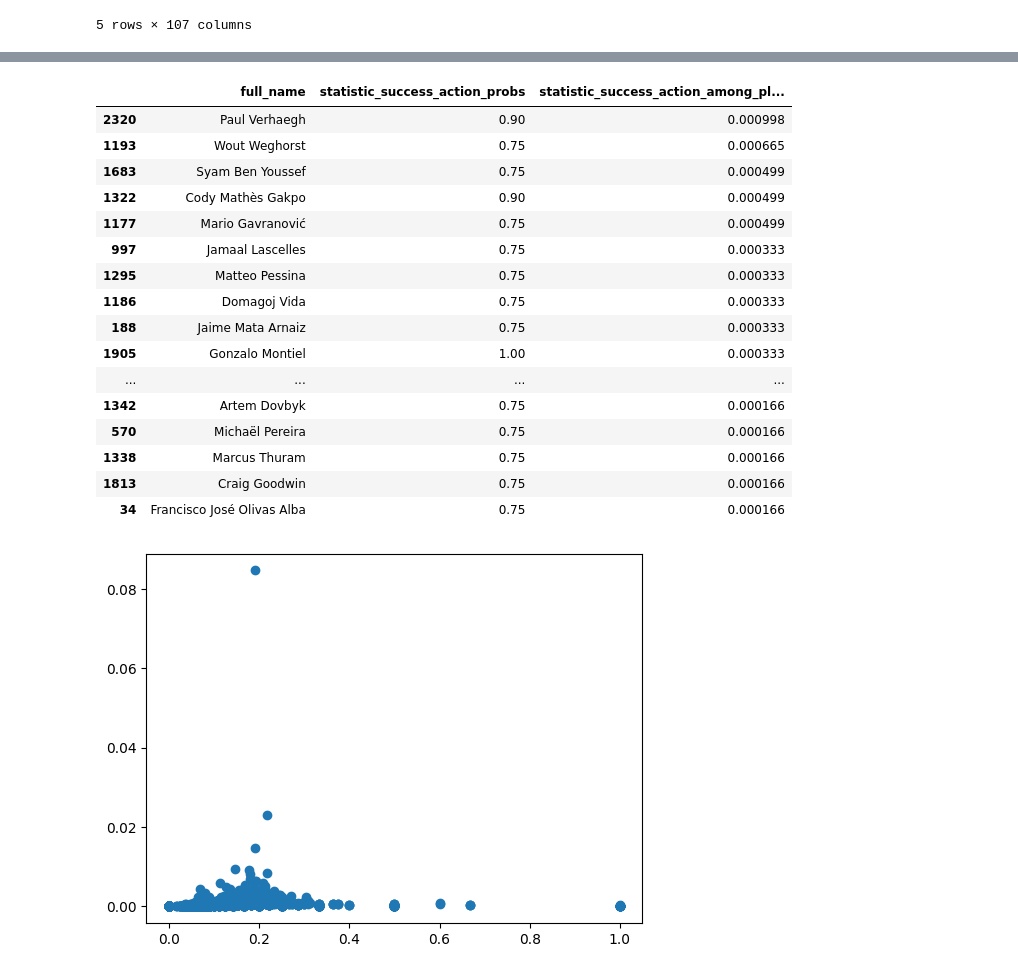
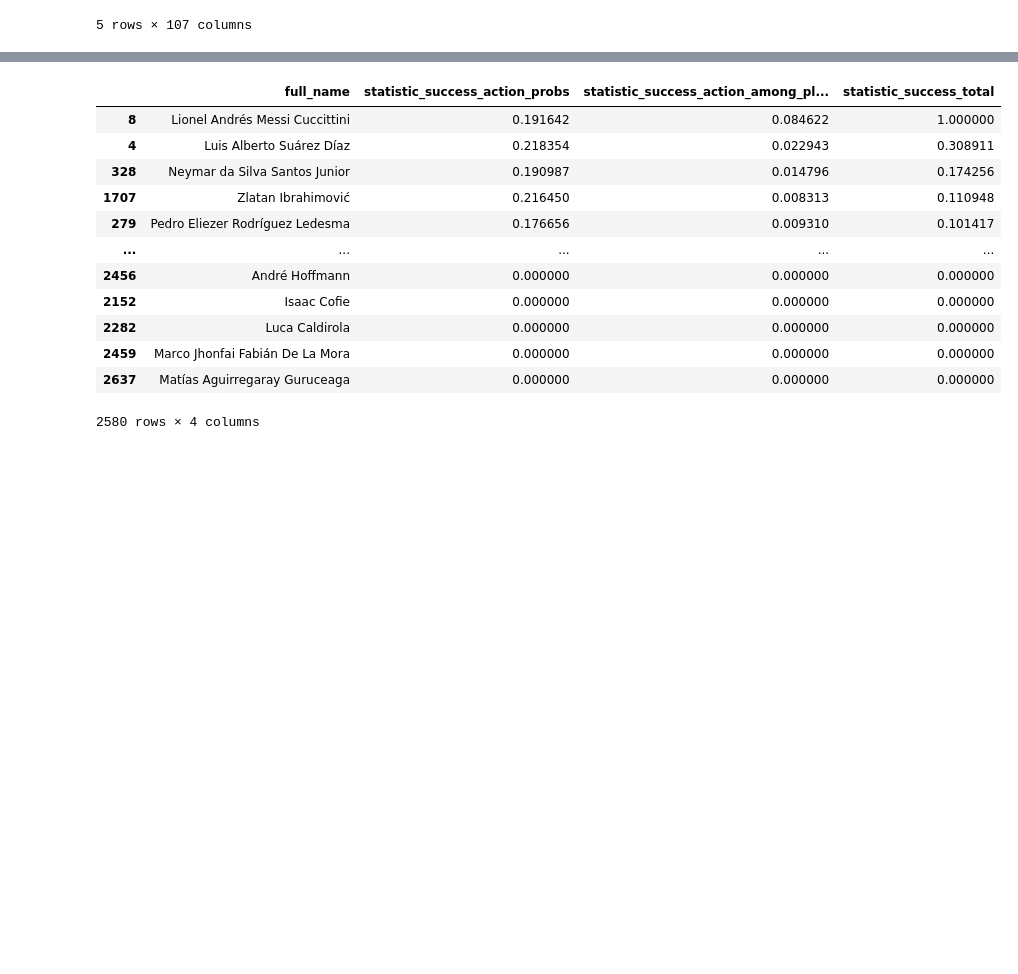
Before and after one commit to Steve23522016/vaep-base-code, a Jupyter notebook: notebooks/player_skill_probabilities_dataset_generator.ipynb, the cells around one changed output, grey strips where cells are left out. Drawn from its saved outputs; the diff is of its cells as text; code cells hidden in the pictures; blank space fills up the shorter version.

Commit message:
Find another method to exclude outliers

```diff
--- a/notebooks/player_skill_probabilities_dataset_generator.ipynb
+++ b/notebooks/player_skill_probabilities_dataset_generator.ipynb
@@ -207,53 +228,60 @@ xpass_player_probs_df[["full_name", "statistic_success_action_probs", "statistic
 # %%
 from sklearn.cluster import DBSCAN
 from sklearn.neighbors import NearestNeighbors
+from sklearn.neighbors import LocalOutlierFactor
+from sklearn.ensemble import IsolationForest
 
 # Inspect Xgoal Probabilites Player sorted from the highest
 directory_model = MAPS_PLAYER_SKILL_PROBABILITIES_GENERATOR["xgoal"]["model_directory"]
 output_csv_filename = MAPS_PLAYER_SKILL_PROBABILITIES_GENERATOR["xgoal"]["csv_output_filename"]
 xgoal_player_probs_df = pd.read_csv(directory_model + output_csv_filename)
 xgoal_player_probs_df.sort_values(by="statistic_success_action_probs", ascending=False, inplace=True)
 
-# min_samples = 4
+player_skills_column_included = ["acceleration", "aggression", "agility", "balance", "ball_control",
+                                 "composure", "crossing", "curve", "dribbling", "finishing",
+                                 "freekick_accuracy", "heading_accuracy", "interceptions", "jumping", "long_passing",
+                                 "long_shots", "marking", "penalties", "positioning", "reactions",
+                                 "shot_power", "sliding_tackle", "sprint_speed", "stamina", "short_passing",
+                                 "standing_tackle", "strength", "vision", "volleys"]
+xgoal_player_probs_df[player_skills_column_included] = xgoal_player_probs_df[player_skills_column_included] / 100
+
+# min_samples = 58
 # neighbors = NearestNeighbors(n_neighbors=min_samples)
-# neighbors_fit = neighbors.fit(xgoal_player_probs_df[["statistic_success_action_probs", "statistic_success_action_among_players"]])
-# distances, indices = neighbors_fit.kneighbors(xgoal_player_probs_df[["statistic_success_action_probs", "statistic_success_action_among_players"]])
+# neighbors_fit = neighbors.fit(xgoal_player_probs_df_copy[player_skills_column_included])
+# distances, indices = neighbors_fit.kneighbors(xgoal_player_probs_df_copy[player_skills_column_included])
 # distances = np.sort(distances, axis=0)
 # distances = distances[:,1]
-# plt.axis([2500, 3000, 0, 0.002])
+# plt.axis([2250, 2750, 0.4, 0.7])
 # plt.plot(distances)
 
-# epsilon = 0.001
-# min_samples = 1000
-# dbscan = DBSCAN(eps=epsilon, min_samples=min_samples)
-# dbscan.fit(xgoal_player_probs_df[["statistic_success_action_probs", "statistic_success_action_among_players"]])
-# labels = dbscan.labels_
-# outliers_data = xgoal_player_probs_df[["statistic_success_action_probs", "statistic_success_action_among_players"]][labels == -1]
-plt.scatter(xgoal_player_probs_df["statistic_success_action_probs"], xgoal_player_probs_df["statistic_success_action_among_players"])
+epsilon = 0.6
+min_samples = 58
+dbscan = DBSCAN(eps=epsilon, min_samples=min_samples)
+dbscan.fit(xgoal_player_probs_df[player_skills_column_included])
+labels = dbscan.labels_
+outliers_data = xgoal_player_probs_df[labels == -1]
+# outliers_data[["full_name", "statistic_success_action_probs", "statistic_success_action_among_players", "statistic_success_total"]]
+# plt.scatter(xgoal_player_probs_df["statistic_success_action_probs"], xgoal_player_probs_df["statistic_success_action_among_players"], c=labels)
 
-xgoal_player_probs_df = xgoal_player_probs_df[(xgoal_player_probs_df["statistic_success_action_probs"] <= 0.8) & (xgoal_player_probs_df["statistic_success_action_among_players"] <= 0.04)]
+# xgoal_player_probs_df = xgoal_player_probs_df[(xgoal_player_probs_df["statistic_success_action_probs"] <= 0.8) & (xgoal_player_probs_df["statistic_success_action_among_players"] <= 0.04)]
+xgoal_player_probs_df = xgoal_player_probs_df[~xgoal_player_probs_df.index.isin(outliers_data.index)]
 scaler = preprocessing.MinMaxScaler(feature_range=(0,1))
-xgoal_player_probs_df[["statistic_success_action_probs"]] = scaler.fit_transform(xgoal_player_probs_df[["statistic_success_action_probs"]])
-xgoal_player_probs_df[["full_name", "statistic_success_action_probs", "statistic_success_action_among_players"]].sort_values(by="statistic_success_action_among_players", ascending=False)[xgoal_player_probs_df['statistic_success_action_probs'] > 0.6]
+xgoal_player_probs_df[["statistic_success_total"]] = scaler.fit_transform(xgoal_player_probs_df[["statistic_success_total"]])
+xgoal_player_probs_df[["full_name", "statistic_success_action_probs", "statistic_success_action_among_players", "statistic_success_total"]].sort_values(by="statistic_success_total", ascending=False)
 # %% [output]
-|  | full_name | statistic_success_action_probs | statistic_success_action_among_pl... |
-| 2320 | Paul Verhaegh | 0.90 | 0.000998 |
-| 1193 | Wout Weghorst | 0.75 | 0.000665 |
-| 1683 | Syam Ben Youssef | 0.75 | 0.000499 |
-| 1322 | Cody Mathès Gakpo | 0.90 | 0.000499 |
-| 1177 | Mario Gavranović | 0.75 | 0.000499 |
-| 997 | Jamaal Lascelles | 0.75 | 0.000333 |
-| 1295 | Matteo Pessina | 0.75 | 0.000333 |
-| 1186 | Domagoj Vida | 0.75 | 0.000333 |
-| 188 | Jaime Mata Arnaiz | 0.75 | 0.000333 |
-| 1905 | Gonzalo Montiel | 1.00 | 0.000333 |
-| ... | ... | ... | ... |
-| 1342 | Artem Dovbyk | 0.75 | 0.000166 |
-| 570 | Michaël Pereira | 0.75 | 0.000166 |
-| 1338 | Marcus Thuram | 0.75 | 0.000166 |
-| 1813 | Craig Goodwin | 0.75 | 0.000166 |
-| 34 | Francisco José Olivas Alba | 0.75 | 0.000166 |
+|  | full_name | statistic_success_action_probs | statistic_success_action_among_pl... | statistic_success_total |
+| 8 | Lionel Andrés Messi Cuccittini | 0.191642 | 0.084622 | 1.000000 |
+| 4 | Luis Alberto Suárez Díaz | 0.218354 | 0.022943 | 0.308911 |
+| 328 | Neymar da Silva Santos Junior | 0.190987 | 0.014796 | 0.174256 |
+| 1707 | Zlatan Ibrahimović | 0.216450 | 0.008313 | 0.110948 |
+| 279 | Pedro Eliezer Rodríguez Ledesma | 0.176656 | 0.009310 | 0.101417 |
+| ... | ... | ... | ... | ... |
+| 2456 | André Hoffmann | 0.000000 | 0.000000 | 0.000000 |
+| 2152 | Isaac Cofie | 0.000000 | 0.000000 | 0.000000 |
+| 2282 | Luca Caldirola | 0.000000 | 0.000000 | 0.000000 |
+| 2459 | Marco Jhonfai Fabián De La Mora | 0.000000 | 0.000000 | 0.000000 |
+| 2637 | Matías Aguirregaray Guruceaga | 0.000000 | 0.000000 | 0.000000 |
-[figure, removed]
+2580 rows × 4 columns
 # %%
 from sklearn.cluster import DBSCAN
 from sklearn.neighbors import NearestNeighbors
```
Also changed, not shown: parts of 2 cells of this notebook.
